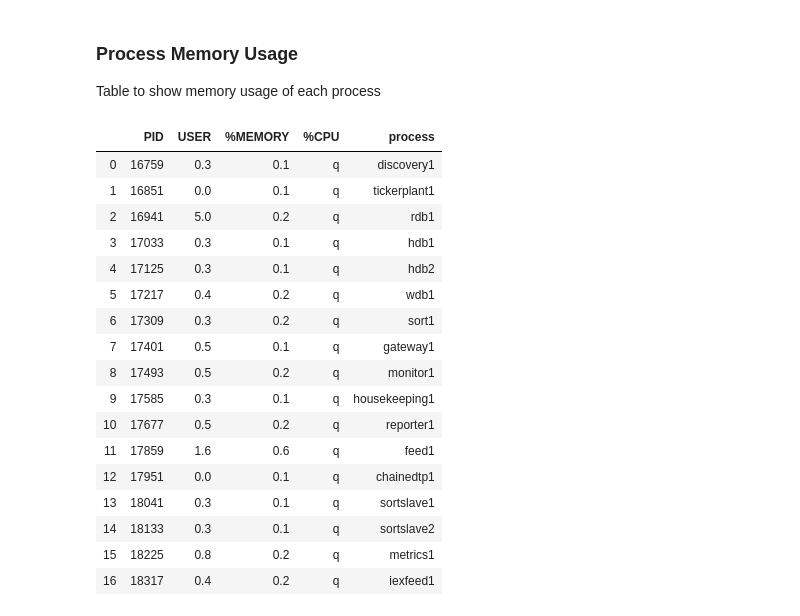
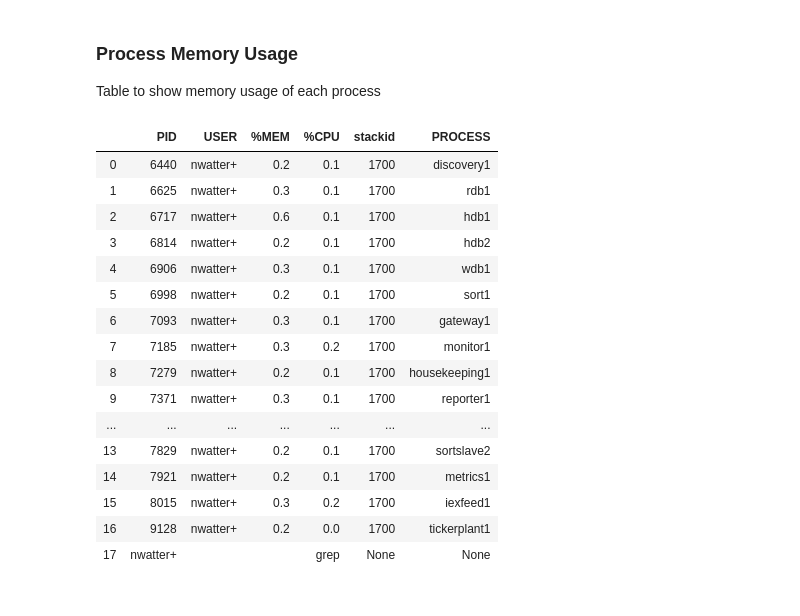
Before and after one commit to PeterSmiley/TorQ, a Jupyter notebook: test1.ipynb, the cells around one changed output. Saved outputs shown, nothing was run; the diff lists cells and outputs as text; code cells hidden in the pictures.

Commit message:
Changed process mem table to use KDBBASEPORT

```diff
--- a/test1.ipynb
+++ b/test1.ipynb
@@ -306,30 +286,28 @@ lastqquery
 
 Table to show memory usage of each process
 # %%
-pid=!ps -o pid,user,%mem,%cpu,command ax |grep stackid  #process status commmand for TorQ processes
+pid=!ps -o pid,user,%mem,%cpu,command ax |grep ${KDBBASEPORT} #process status commmand for TorQ processes
 df2=np.asarray(pid)                                     #make ps ouput into an array
 df3=[i.split(' ') for i in df2]                         #split array by whitespace
 df4=pd.DataFrame(df3)                                   #make array into a pandas dataframe
-df4=df4.drop([0,2,3,5,8,9,10,11,12,13,15,16,17,18,19,20,21,22,23,24,25,26,27,28],1) #drop unwanted/empty columns
-df4=df4.drop([17,18],0)                                 #drop last two rows of non-TorQ related process status info
-df4.columns=('PID','USER','%MEMORY','%CPU','process')   #rename columns appropriately
+df4=df4.drop([0,1,4,6,8,9,10,12,13,14,16,17,18,19,20,21,22,23,24,25,26,27,28,29],1) #drop unwanted/empty columns
+df4.columns=('PID','USER','%MEM','%CPU','stackid','PROCESS')#rename columns appropriately
 df4
 # %% [output]
-|  | PID | USER | %MEMORY | %CPU | process |
-| 0 | 16759 | 0.3 | 0.1 | q | discovery1 |
-| 1 | 16851 | 0.0 | 0.1 | q | tickerplant1 |
-| 2 | 16941 | 5.0 | 0.2 | q | rdb1 |
-| 3 | 17033 | 0.3 | 0.1 | q | hdb1 |
-| 4 | 17125 | 0.3 | 0.1 | q | hdb2 |
-| 5 | 17217 | 0.4 | 0.2 | q | wdb1 |
-| 6 | 17309 | 0.3 | 0.2 | q | sort1 |
-| 7 | 17401 | 0.5 | 0.1 | q | gateway1 |
-| 8 | 17493 | 0.5 | 0.2 | q | monitor1 |
-| 9 | 17585 | 0.3 | 0.1 | q | housekeeping1 |
-| 10 | 17677 | 0.5 | 0.2 | q | reporter1 |
-| 11 | 17859 | 1.6 | 0.6 | q | feed1 |
-| 12 | 17951 | 0.0 | 0.1 | q | chainedtp1 |
-| 13 | 18041 | 0.3 | 0.1 | q | sortslave1 |
-| 14 | 18133 | 0.3 | 0.1 | q | sortslave2 |
-| 15 | 18225 | 0.8 | 0.2 | q | metrics1 |
-| 16 | 18317 | 0.4 | 0.2 | q | iexfeed1 |
+|  | PID | USER | %MEM | %CPU | stackid | PROCESS |
+| 0 | 6440 | nwatter+ | 0.2 | 0.1 | 1700 | discovery1 |
+| 1 | 6625 | nwatter+ | 0.3 | 0.1 | 1700 | rdb1 |
+| 2 | 6717 | nwatter+ | 0.6 | 0.1 | 1700 | hdb1 |
+| 3 | 6814 | nwatter+ | 0.2 | 0.1 | 1700 | hdb2 |
+| 4 | 6906 | nwatter+ | 0.3 | 0.1 | 1700 | wdb1 |
+| 5 | 6998 | nwatter+ | 0.2 | 0.1 | 1700 | sort1 |
+| 6 | 7093 | nwatter+ | 0.3 | 0.1 | 1700 | gateway1 |
+| 7 | 7185 | nwatter+ | 0.3 | 0.2 | 1700 | monitor1 |
+| 8 | 7279 | nwatter+ | 0.2 | 0.1 | 1700 | housekeeping1 |
+| 9 | 7371 | nwatter+ | 0.3 | 0.1 | 1700 | reporter1 |
+| ... | ... | ... | ... | ... | ... | ... |
+| 13 | 7829 | nwatter+ | 0.2 | 0.1 | 1700 | sortslave2 |
+| 14 | 7921 | nwatter+ | 0.2 | 0.1 | 1700 | metrics1 |
+| 15 | 8015 | nwatter+ | 0.3 | 0.2 | 1700 | iexfeed1 |
+| 16 | 9128 | nwatter+ | 0.2 | 0.0 | 1700 | tickerplant1 |
+| 17 | nwatter+ |  |  | grep | None | None |
```
Also changed, not shown: parts of 17 cells of this notebook.
